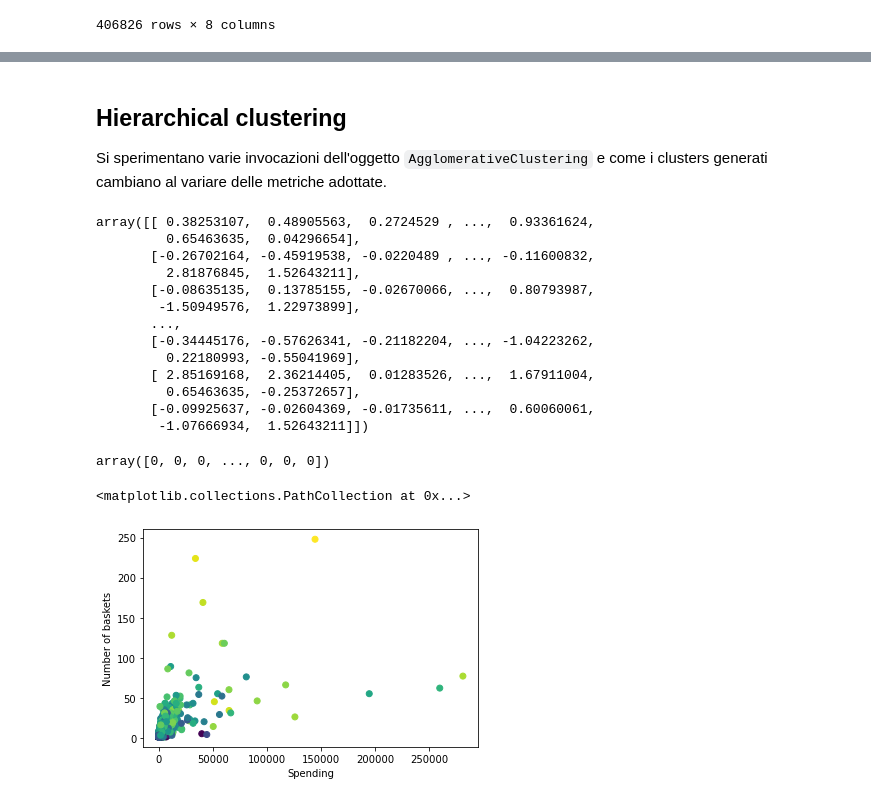
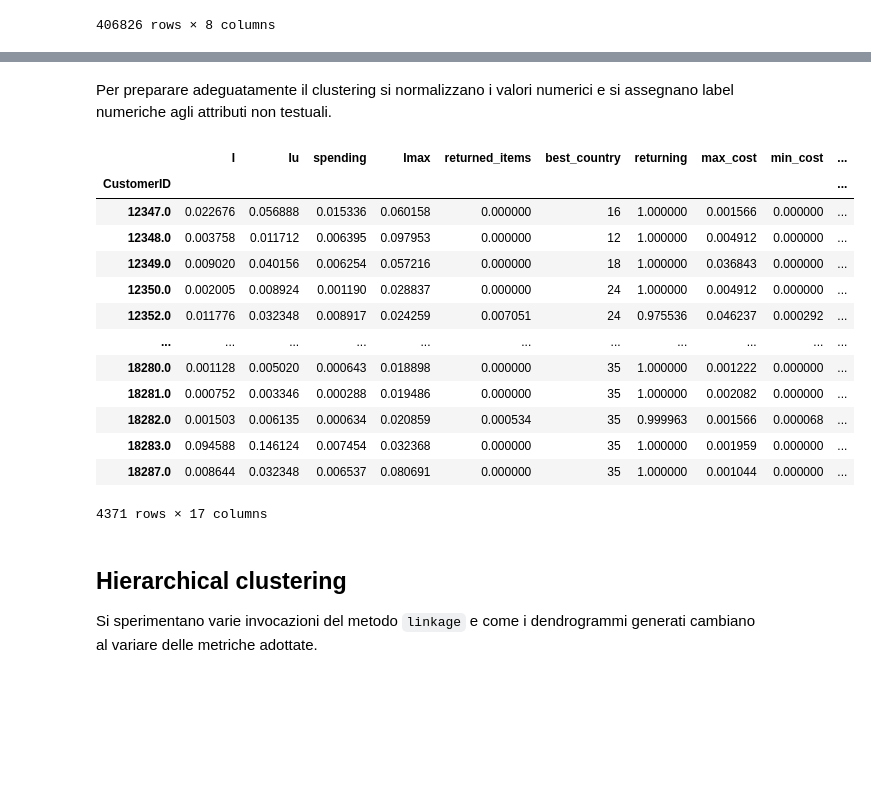
Before and after one commit to matteo-Donofrio-unipi/DM-Project, a Jupyter notebook: Dm-Progetto.ipynb, the cells around one changed output, grey strips where cells are left out. Saved outputs shown, nothing was run; the diff lists cells and outputs as text; code cells hidden in the pictures; blank space fills up the shorter version.

```diff
--- a/Dm-Progetto.ipynb
+++ b/Dm-Progetto.ipynb
@@ -241,40 +246,30 @@ customer_indicators
+# %% [markdown]
+Per preparare adeguatamente il clustering si normalizzano i valori numerici e si assegnano label numeriche agli attributi non testuali.
+# %%
+from sklearn.preprocessing import StandardScaler, MinMaxScaler
+
+scaler = MinMaxScaler()
+
+labels = list(set(customer_indicators.columns) - {"best_country", "hour", "month"})
+
+customer_indicators[labels] = scaler.fit_transform(customer_indicators[labels].fillna(0).values)
+customer_indicators
+# %% [output]
+|  | I | Iu | spending | Imax | returned_items | best_country | returning | max_cost | min_cost | ... |
+| CustomerID |  |  |  |  |  |  |  |  |  | ... |
+| 12347.0 | 0.022676 | 0.056888 | 0.015336 | 0.060158 | 0.000000 | 16 | 1.000000 | 0.001566 | 0.000000 | ... |
+| 12348.0 | 0.003758 | 0.011712 | 0.006395 | 0.097953 | 0.000000 | 12 | 1.000000 | 0.004912 | 0.000000 | ... |
+| 12349.0 | 0.009020 | 0.040156 | 0.006254 | 0.057216 | 0.000000 | 18 | 1.000000 | 0.036843 | 0.000000 | ... |
+| 12350.0 | 0.002005 | 0.008924 | 0.001190 | 0.028837 | 0.000000 | 24 | 1.000000 | 0.004912 | 0.000000 | ... |
+| 12352.0 | 0.011776 | 0.032348 | 0.008917 | 0.024259 | 0.007051 | 24 | 0.975536 | 0.046237 | 0.000292 | ... |
+| ... | ... | ... | ... | ... | ... | ... | ... | ... | ... | ... |
+| 18280.0 | 0.001128 | 0.005020 | 0.000643 | 0.018898 | 0.000000 | 35 | 1.000000 | 0.001222 | 0.000000 | ... |
+| 18281.0 | 0.000752 | 0.003346 | 0.000288 | 0.019486 | 0.000000 | 35 | 1.000000 | 0.002082 | 0.000000 | ... |
+| 18282.0 | 0.001503 | 0.006135 | 0.000634 | 0.020859 | 0.000534 | 35 | 0.999963 | 0.001566 | 0.000068 | ... |
+| 18283.0 | 0.094588 | 0.146124 | 0.007454 | 0.032368 | 0.000000 | 35 | 1.000000 | 0.001959 | 0.000000 | ... |
+| 18287.0 | 0.008644 | 0.032348 | 0.006537 | 0.080691 | 0.000000 | 35 | 1.000000 | 0.001044 | 0.000000 | ... |
+4371 rows × 17 columns
 # %% [markdown]
 ## Hierarchical clustering
 
-Si sperimentano varie invocazioni dell'oggetto `AgglomerativeClustering` e come i clusters generati cambiano al variare delle metriche adottate.
+Si sperimentano varie invocazioni del metodo `linkage` e come i dendrogrammi generati cambiano al variare delle metriche adottate.
-# %%
-from sklearn.preprocessing import StandardScaler, MinMaxScaler
-
-scaler = StandardScaler()
-
-X = scaler.fit_transform(customer_indicators[["I", "Iu", "spending", "Imax", "returned_items", "returning", "baskets", "E", "hour", "month"]].values)
-
-X
-# %% [output]
-array([[ 0.38253107,  0.48905563,  0.2724529 , ...,  0.93361624,
-         0.65463635,  0.04296654],
-       [-0.26702164, -0.45919538, -0.0220489 , ..., -0.11600832,
-         2.81876845,  1.52643211],
-       [-0.08635135,  0.13785155, -0.02670066, ...,  0.80793987,
-        -1.50949576,  1.22973899],
-       ...,
-       [-0.34445176, -0.57626341, -0.21182204, ..., -1.04223262,
-         0.22180993, -0.55041969],
-       [ 2.85169168,  2.36214405,  0.01283526, ...,  1.67911004,
-         0.65463635, -0.25372657],
-       [-0.09925637, -0.02604369, -0.01735611, ...,  0.60060061,
-        -1.07666934,  1.52643211]])
-# %%
-from sklearn.cluster import AgglomerativeClustering
-
-ward = AgglomerativeClustering(n_clusters=5, linkage="ward")
-complete = AgglomerativeClustering(n_clusters=5, linkage="complete")
-average = AgglomerativeClustering(n_clusters=5, linkage="average")
-single = AgglomerativeClustering(n_clusters=5, linkage="single")
-
-ward.fit_predict(X)
-complete.fit_predict(X)
-average.fit_predict(X)
-single.fit_predict(X)
-# %% [output]
-array([0, 0, 0, ..., 0, 0, 0])
@@ -301,11 +275,0 @@ def plot_dendrogram(model, **kwargs):
-# %%
-plt.xlabel("Spending")
-plt.ylabel("Number of baskets")
-plt.scatter(
-    x = customer_indicators["spending"],
-    y = customer_indicators["baskets"],
-    c = customer_indicators["E"]
-)
-# %% [output]
-<matplotlib.collections.PathCollection at 0x...>
-[figure, removed]
```
Also changed, not shown: parts of 14 cells of this notebook, 1 other file.
